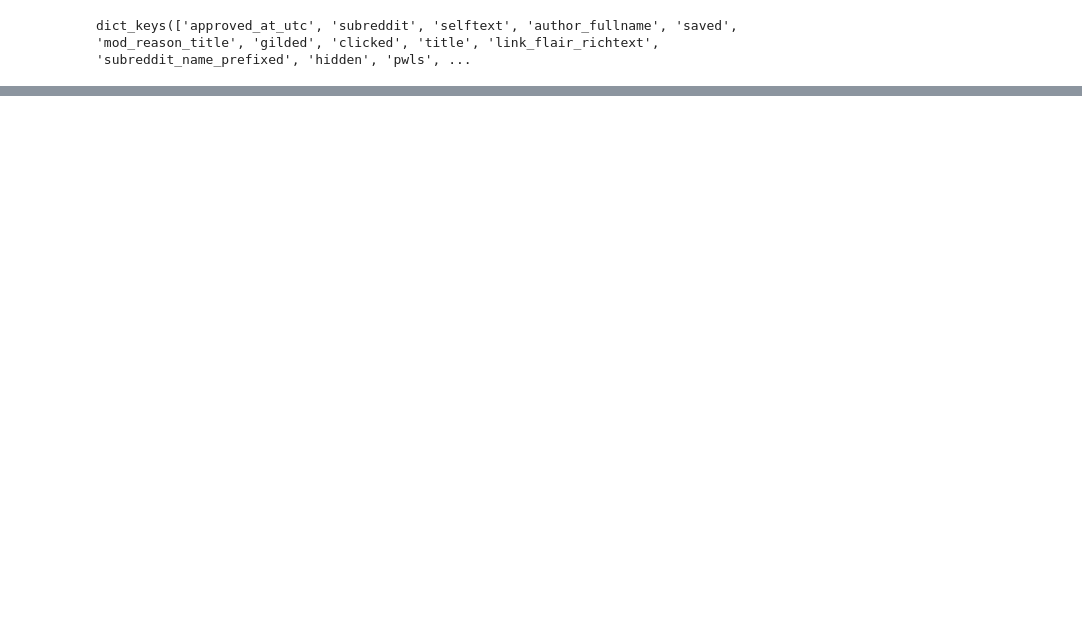
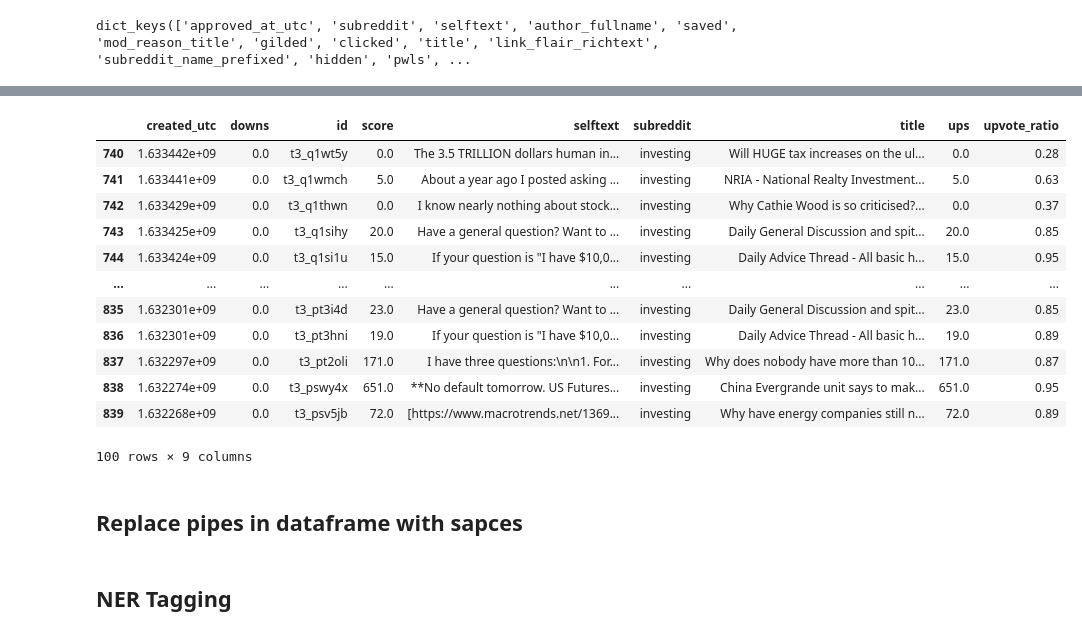
Before and after one commit to plaban1981/NLP_Transformers, a Jupyter notebook: SPACY_NER.ipynb, the cells around one changed output, grey strips where cells are left out. Saved outputs shown, nothing was run; the diff lists cells and outputs as text; code cells hidden in the pictures; blank space fills up the shorter version.

```diff
--- a/SPACY_NER.ipynb
+++ b/SPACY_NER.ipynb
@@ -178,0 +187,4 @@ df
+# %%
+res = requests.get(f'{api}/r/investing/new',headers=headers,params={'limit':'100',
+                                                                     'after':df['id'].iloc[df.shape[0] -1]})
+res
@@ -178,0 +213,40 @@ df
+# %%
+while True:
+
+  res = requests.get(f'{api}/r/investing/new',headers=headers,params={'limit':'100',
+                                                                     'after':df['id'].iloc[df.shape[0] -1]})
+  if len( res.json()['data']['children']) == 0:
+    break
+
+  # iterate through each thread recieved
+  for thread in res.json()['data']['children']:
+    # add info to dataframe
+    df = df.append({
+                    'id': thread['data']['name'],
+                    'created_utc': int(thread['data']['created_utc']),
+                    'subreddit': thread['data']['subreddit'],
+                    'title': thread['data']['title'],
+                    'selftext': thread['data']['selftext'],
+                    'upvote_ratio': thread['data']['upvote_ratio'],
+                    'ups': thread['data']['ups'],
+                    'downs': thread['data']['downs'],
+                    'score': thread['data']['score']
+                }, ignore_index=True)
+# %%
+df.tail(100)
+# %% [output]
+|  | created_utc | downs | id | score | selftext | subreddit | title | ups | upvote_ratio |
+| 740 | 1.633442e+09 | 0.0 | t3_q1wt5y | 0.0 | The 3.5 TRILLION dollars human in... | investing | Will HUGE tax increases on the ul... | 0.0 | 0.28 |
+| 741 | 1.633441e+09 | 0.0 | t3_q1wmch | 5.0 | About a year ago I posted asking ... | investing | NRIA - National Realty Investment... | 5.0 | 0.63 |
+| 742 | 1.633429e+09 | 0.0 | t3_q1thwn | 0.0 | I know nearly nothing about stock... | investing | Why Cathie Wood is so criticised?... | 0.0 | 0.37 |
+| 743 | 1.633425e+09 | 0.0 | t3_q1sihy | 20.0 | Have a general question? Want to ... | investing | Daily General Discussion and spit... | 20.0 | 0.85 |
+| 744 | 1.633424e+09 | 0.0 | t3_q1si1u | 15.0 | If your question is "I have $10,0... | investing | Daily Advice Thread - All basic h... | 15.0 | 0.95 |
+| ... | ... | ... | ... | ... | ... | ... | ... | ... | ... |
+| 835 | 1.632301e+09 | 0.0 | t3_pt3i4d | 23.0 | Have a general question? Want to ... | investing | Daily General Discussion and spit... | 23.0 | 0.85 |
+| 836 | 1.632301e+09 | 0.0 | t3_pt3hni | 19.0 | If your question is "I have $10,0... | investing | Daily Advice Thread - All basic h... | 19.0 | 0.89 |
+| 837 | 1.632297e+09 | 0.0 | t3_pt2oli | 171.0 | I have three questions:\n\n1. For... | investing | Why does nobody have more than 10... | 171.0 | 0.87 |
+| 838 | 1.632274e+09 | 0.0 | t3_pswy4x | 651.0 | **No default tomorrow. US Futures... | investing | China Evergrande unit says to mak... | 651.0 | 0.95 |
+| 839 | 1.632268e+09 | 0.0 | t3_psv5jb | 72.0 | [https://www.macrotrends.net/1369... | investing | Why have energy companies still n... | 72.0 | 0.89 |
+100 rows × 9 columns
+# %% [markdown]
+## Replace pipes in dataframe with sapces
@@ -178,0 +257,2 @@ df
+# %% [markdown]
+## NER Tagging
```
Also changed, not shown: parts of 50 cells of this notebook.
